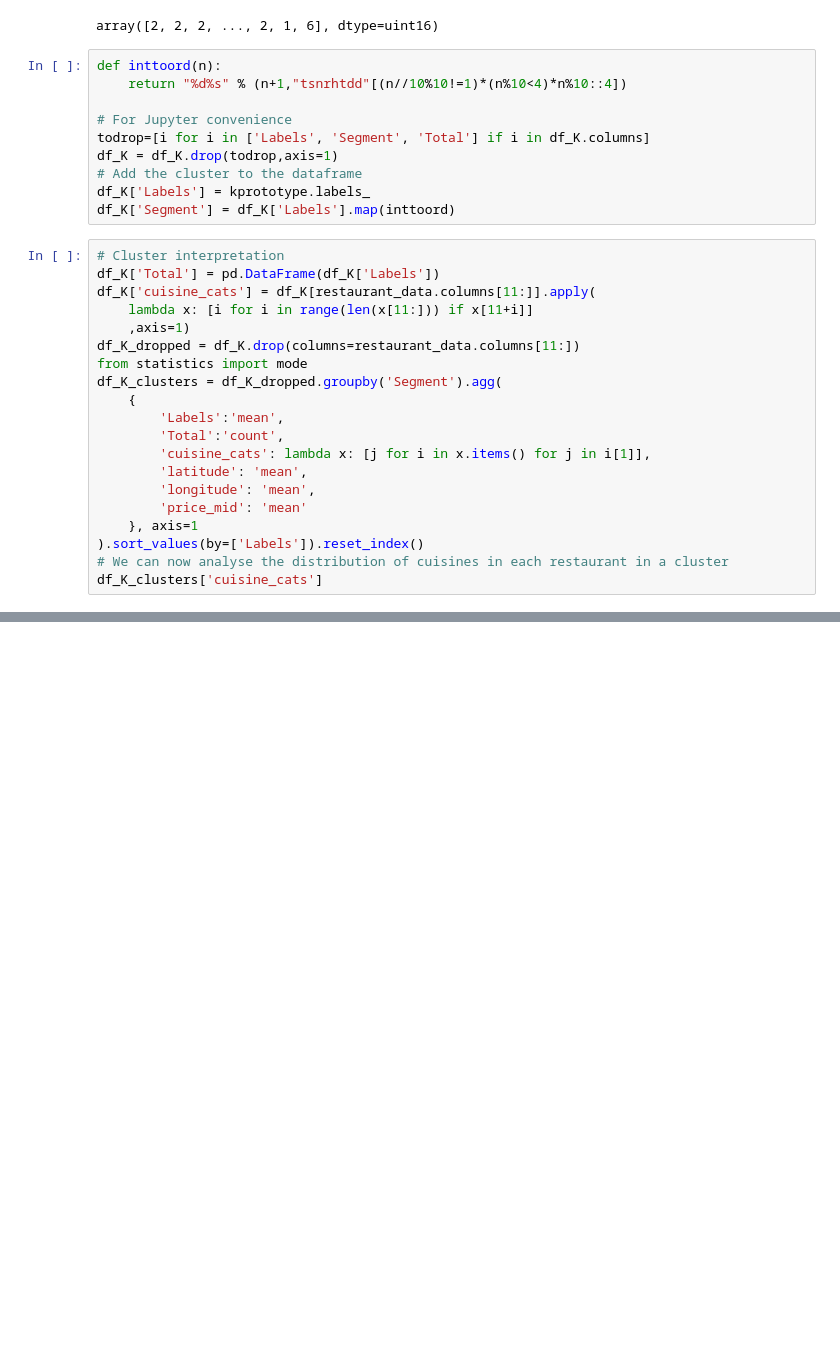
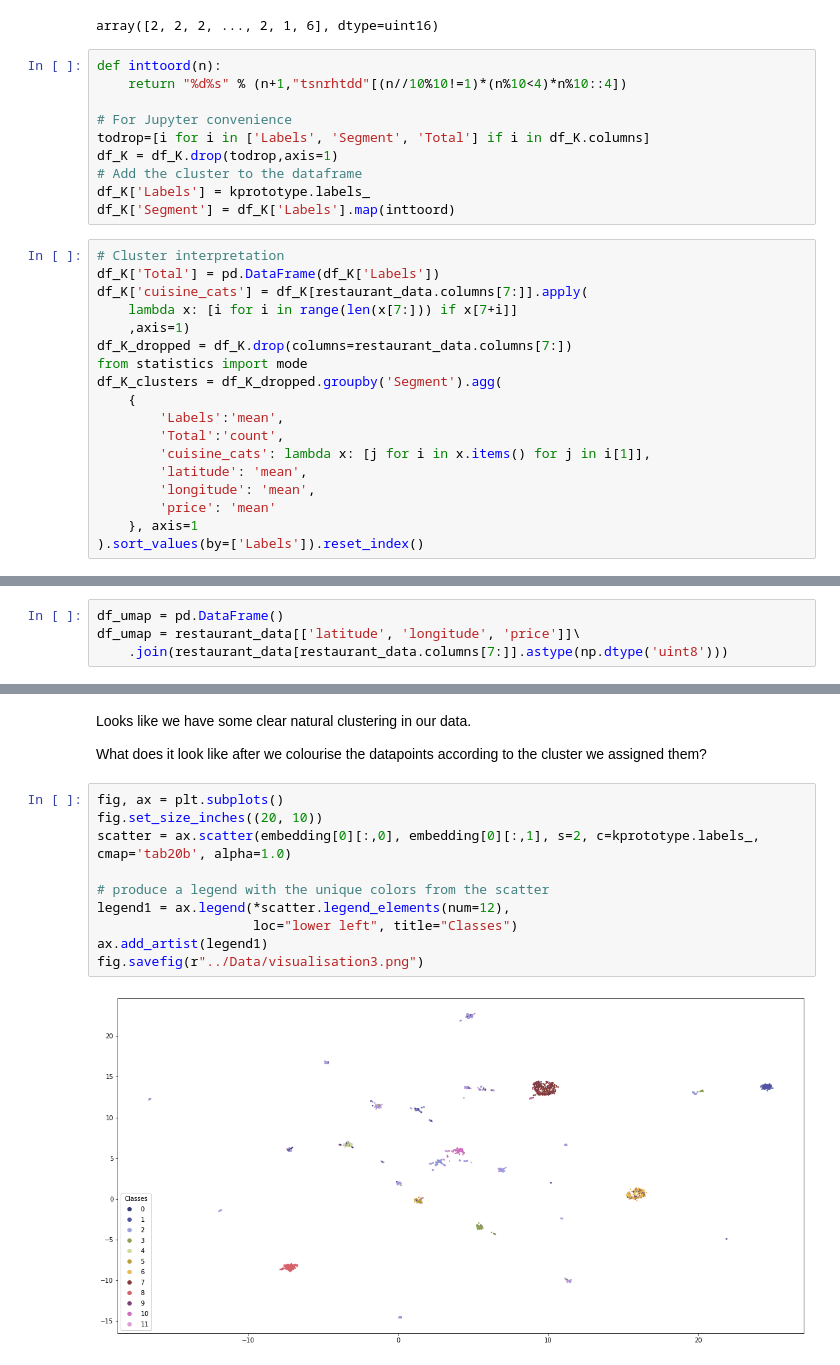
Before and after one commit to adilhasan927/SC1015-Project, a Jupyter notebook: Clustering Model/Clustering.ipynb, the cells around one changed output, grey strips where cells are left out. Cells and saved outputs as stored; diff of their text form; blank space fills up the shorter version.

```diff
--- a/Clustering Model/Clustering.ipynb
+++ b/Clustering Model/Clustering.ipynb
@@ -178,10 +134,10 @@ df_K['Segment'] = df_K['Labels'].map(inttoord)
 # %%
 # Cluster interpretation
 df_K['Total'] = pd.DataFrame(df_K['Labels'])
-df_K['cuisine_cats'] = df_K[restaurant_data.columns[11:]].apply(
-    lambda x: [i for i in range(len(x[11:])) if x[11+i]]
+df_K['cuisine_cats'] = df_K[restaurant_data.columns[7:]].apply(
+    lambda x: [i for i in range(len(x[7:])) if x[7+i]]
     ,axis=1)
-df_K_dropped = df_K.drop(columns=restaurant_data.columns[11:])
+df_K_dropped = df_K.drop(columns=restaurant_data.columns[7:])
 from statistics import mode
 df_K_clusters = df_K_dropped.groupby('Segment').agg(
     {
@@ -190,8 +146,6 @@ df_K_clusters = df_K_dropped.groupby('Segment').agg(
         'cuisine_cats': lambda x: [j for i in x.items() for j in i[1]],
         'latitude': 'mean',
         'longitude': 'mean',
-        'price_mid': 'mean'
+        'price': 'mean'
     }, axis=1
 ).sort_values(by=['Labels']).reset_index()
-# We can now analyse the distribution of cuisines in each restaurant in a cluster
-df_K_clusters['cuisine_cats']
@@ -362,0 +217,4 @@ plt.show()
+# %%
+df_umap = pd.DataFrame()
+df_umap = restaurant_data[['latitude', 'longitude', 'price']]\
+    .join(restaurant_data[restaurant_data.columns[7:]].astype(np.dtype('uint8')))
@@ -362,0 +286,16 @@ plt.show()
+# %% [markdown]
+Looks like we have some clear natural clustering in our data.
+
+What does it look like after we colourise the datapoints according to the cluster we assigned them?
+# %%
+fig, ax = plt.subplots()
+fig.set_size_inches((20, 10))
+scatter = ax.scatter(embedding[0][:,0], embedding[0][:,1], s=2, c=kprototype.labels_, cmap='tab20b', alpha=1.0)
+
+# produce a legend with the unique colors from the scatter
+legend1 = ax.legend(*scatter.legend_elements(num=12),
+                    loc="lower left", title="Classes")
+ax.add_artist(legend1)
+fig.savefig(r"../Data/visualisation3.png")
+# %% [output]
+[figure, added]
```
Also changed, not shown: parts of 36 cells of this notebook, 10 other files.
